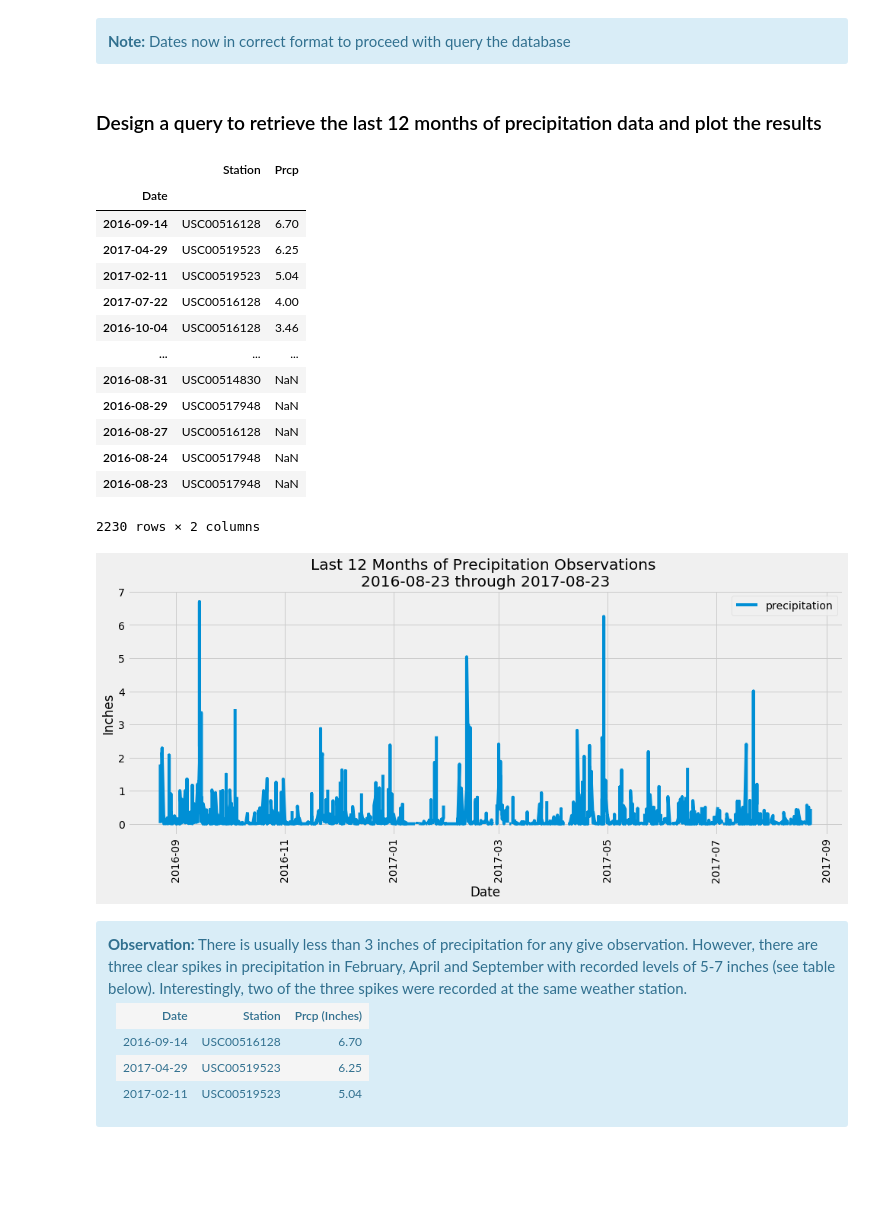
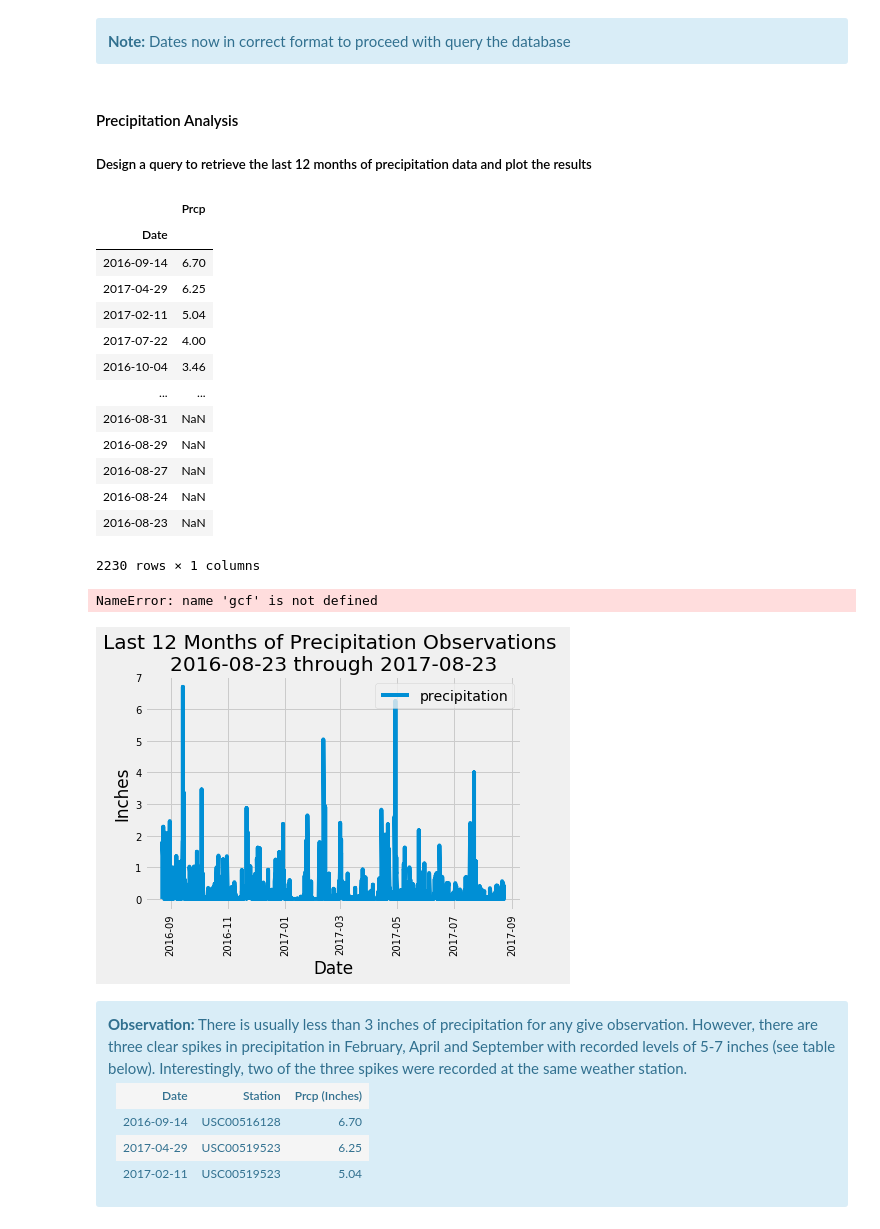
Before and after one commit to annmcnamara/sqlalchemy-challenge, a Jupyter notebook: climate_starter.ipynb, the cells around one changed output. Cells and saved outputs as stored; diff of their text form; code cells hidden in the pictures; blank space fills up the shorter version.

```diff
--- a/climate_starter.ipynb
+++ b/climate_starter.ipynb
@@ -83,12 +83,14 @@ one_year_before_str = one_year_before.strftime("%Y-%m-%d")
 Dates now in correct format to proceed with query the database
 </div>
 # %% [markdown]
-### Design a query to retrieve the last 12 months of precipitation data and plot the results
+#### Precipitation Analysis
+
+##### Design a query to retrieve the last 12 months of precipitation data and plot the results
 # %%
 # Load the results into a pandas dataframe.
 # Save the query results as a Pandas DataFrame and set the index to the date column
 
-results = session.query(Measurement.station, Measurement.prcp, Measurement.date)\
+results = session.query(Measurement.prcp, Measurement.date)\
                 .filter(and_(Measurement.date >= one_year_before_str, \
                              Measurement.date <= last_date_str))
 
@@ -96,7 +98,7 @@ results = session.query(Measurement.station, Measurement.prcp, Measurement.date)
 # for r in results:
 #   print (r)
 # %%
-df = pd.DataFrame(results[:], columns=['Station', 'Prcp', 'Date'])
+df = pd.DataFrame(results[:], columns=['Prcp', 'Date'])
 
 ### Convert the date column to a Date Type for ease of computation
 df['Date'] = pd.to_datetime(df['Date'])
@@ -110,49 +112,57 @@ df.set_index('Date', inplace=True, )
 # %%
 # Sort the dataframe by date
 df = df.sort_index(ascending=False)
-df.head(3)
+df.head(10)
 df.sort_values(['Prcp'], ascending=False)
 # %% [output]
-|  | Station | Prcp |
-| Date |  |  |
-| 2016-09-14 | USC00516128 | 6.70 |
-| 2017-04-29 | USC00519523 | 6.25 |
-| 2017-02-11 | USC00519523 | 5.04 |
-| 2017-07-22 | USC00516128 | 4.00 |
-| 2016-10-04 | USC00516128 | 3.46 |
-| ... | ... | ... |
-| 2016-08-31 | USC00514830 | NaN |
-| 2016-08-29 | USC00517948 | NaN |
-| 2016-08-27 | USC00516128 | NaN |
-| 2016-08-24 | USC00517948 | NaN |
-| 2016-08-23 | USC00517948 | NaN |
+|  | Prcp |
+| Date |  |
+| 2016-09-14 | 6.70 |
+| 2017-04-29 | 6.25 |
+| 2017-02-11 | 5.04 |
+| 2017-07-22 | 4.00 |
+| 2016-10-04 | 3.46 |
+| ... | ... |
+| 2016-08-31 | NaN |
+| 2016-08-29 | NaN |
+| 2016-08-27 | NaN |
+| 2016-08-24 | NaN |
+| 2016-08-23 | NaN |
-2230 rows × 2 columns
+2230 rows × 1 columns
+# %%
+df = df.dropna(how='any')
 # %%
 # Plot the precipitation data
 x_values = df.index
 y_values = df['Prcp']
 
-# create axes
-ax = plt.gca()
 # plot values
+#plt.plot(x_values, y_values, label = "precipitation")
 plt.plot(x_values, y_values, label = "precipitation")
 # label and format axes, add title and legend
 plt.xlabel('Date')
 plt.ylabel('Inches')
 plt.title ( f'Last 12 Months of Precipitation Observations \n{one_year_before_str} through {last_date_str}')
 plt.legend(loc='upper right')
 plt.xticks(rotation=90)
+plt.tick_params(axis='x', which='major', labelsize=10)
+plt.tick_params(axis='y', which='major', labelsize=10)
+ax = gcf()
+ax.set_xlabel("Dates", fontsize=10, labelpad = 20)
 
 
 fig= plt.gcf()
-fig.set_size_inches(15, 5.5)     # set a suitable size
-#plt.subplots_adjust(right=0.75)
+fig.subplots_adjust(bottom=-2.75)
+fig.set_size_inches(10, 5.5)     # set a suitable size
+plt.tight_layout()
 
 plt.show()
 
+
 fig.savefig("./Images/prcp.png")
 # %% [output]
+NameError: name 'gcf' is not defined
-[figure, old version]
+[figure, new version]
 # %% [markdown]
 <div class="alert alert-block alert-info">
 <b>Observation:</b>
```
Also changed, not shown: parts of 10 cells of this notebook, 5 other files.
